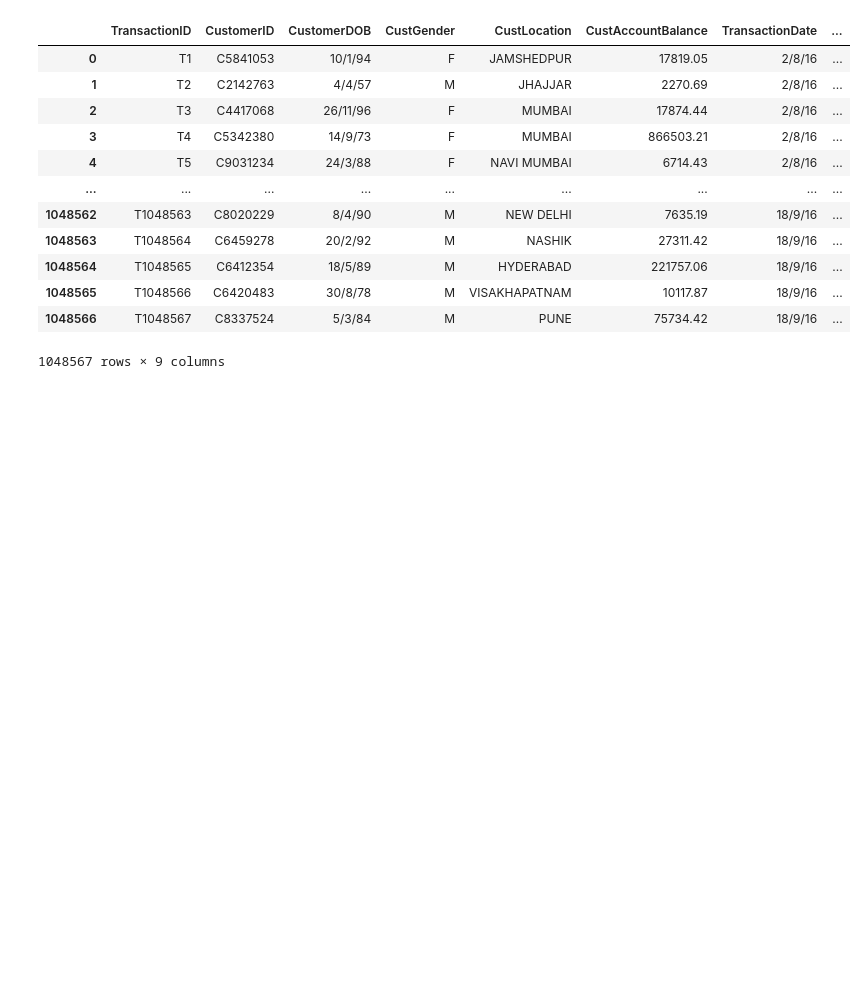
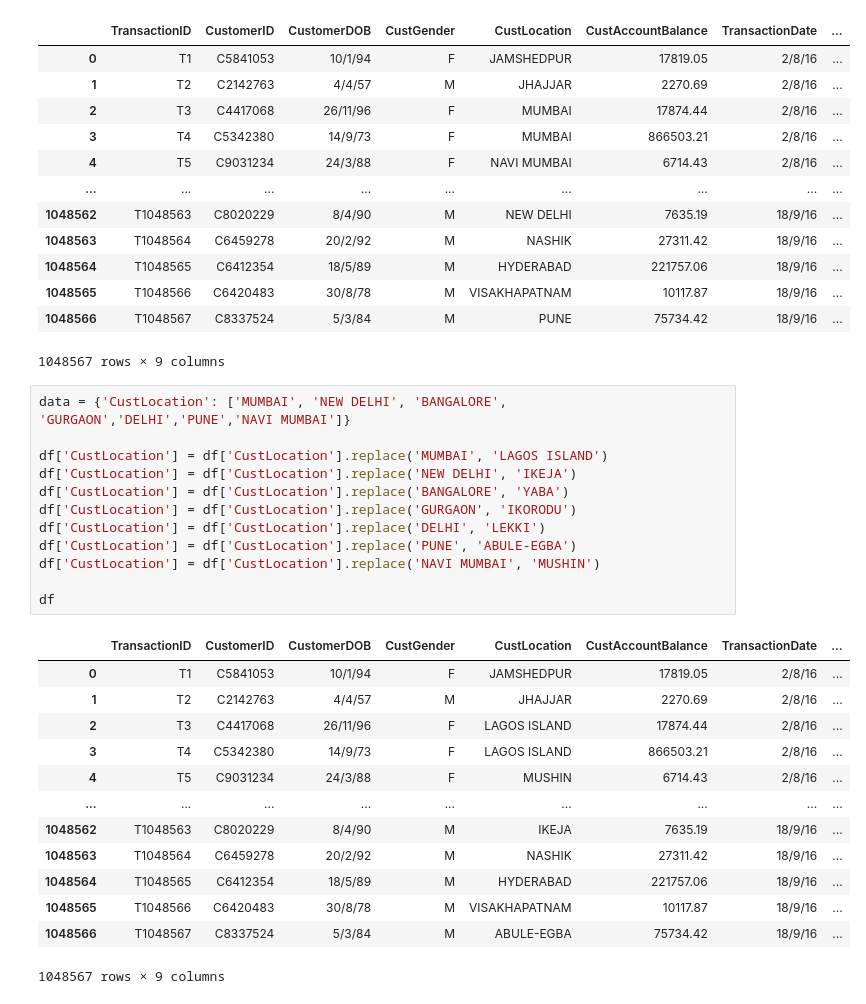
Before and after one commit to victorezealuma/bank-transaction-analysis, a Jupyter notebook: BankingDataCleaning.ipynb, the cells around one changed output. Drawn from its saved outputs; the diff is of its cells as text; blank space fills up the shorter version.

```diff
--- a/BankingDataCleaning.ipynb
+++ b/BankingDataCleaning.ipynb
@@ -82,3 +63,29 @@ df
 | 1048565 | T1048566 | C6420483 | 30/8/78 | M | VISAKHAPATNAM | 10117.87 | 18/9/16 | ... |
 | 1048566 | T1048567 | C8337524 | 5/3/84 | M | PUNE | 75734.42 | 18/9/16 | ... |
 1048567 rows × 9 columns
+# %%
+data = {'CustLocation': ['MUMBAI', 'NEW DELHI', 'BANGALORE', 'GURGAON','DELHI','PUNE','NAVI MUMBAI']}
+
+df['CustLocation'] = df['CustLocation'].replace('MUMBAI', 'LAGOS ISLAND')
+df['CustLocation'] = df['CustLocation'].replace('NEW DELHI', 'IKEJA')
+df['CustLocation'] = df['CustLocation'].replace('BANGALORE', 'YABA')
+df['CustLocation'] = df['CustLocation'].replace('GURGAON', 'IKORODU')
+df['CustLocation'] = df['CustLocation'].replace('DELHI', 'LEKKI')
+df['CustLocation'] = df['CustLocation'].replace('PUNE', 'ABULE-EGBA')
+df['CustLocation'] = df['CustLocation'].replace('NAVI MUMBAI', 'MUSHIN')
+
+df
+# %% [output]
+|  | TransactionID | CustomerID | CustomerDOB | CustGender | CustLocation | CustAccountBalance | TransactionDate | ... |
+| 0 | T1 | C5841053 | 10/1/94 | F | JAMSHEDPUR | 17819.05 | 2/8/16 | ... |
+| 1 | T2 | C2142763 | 4/4/57 | M | JHAJJAR | 2270.69 | 2/8/16 | ... |
+| 2 | T3 | C4417068 | 26/11/96 | F | LAGOS ISLAND | 17874.44 | 2/8/16 | ... |
+| 3 | T4 | C5342380 | 14/9/73 | F | LAGOS ISLAND | 866503.21 | 2/8/16 | ... |
+| 4 | T5 | C9031234 | 24/3/88 | F | MUSHIN | 6714.43 | 2/8/16 | ... |
+| ... | ... | ... | ... | ... | ... | ... | ... | ... |
+| 1048562 | T1048563 | C8020229 | 8/4/90 | M | IKEJA | 7635.19 | 18/9/16 | ... |
+| 1048563 | T1048564 | C6459278 | 20/2/92 | M | NASHIK | 27311.42 | 18/9/16 | ... |
+| 1048564 | T1048565 | C6412354 | 18/5/89 | M | HYDERABAD | 221757.06 | 18/9/16 | ... |
+| 1048565 | T1048566 | C6420483 | 30/8/78 | M | VISAKHAPATNAM | 10117.87 | 18/9/16 | ... |
+| 1048566 | T1048567 | C8337524 | 5/3/84 | M | ABULE-EGBA | 75734.42 | 18/9/16 | ... |
+1048567 rows × 9 columns
```
Also changed, not shown: parts of 4 cells of this notebook.
